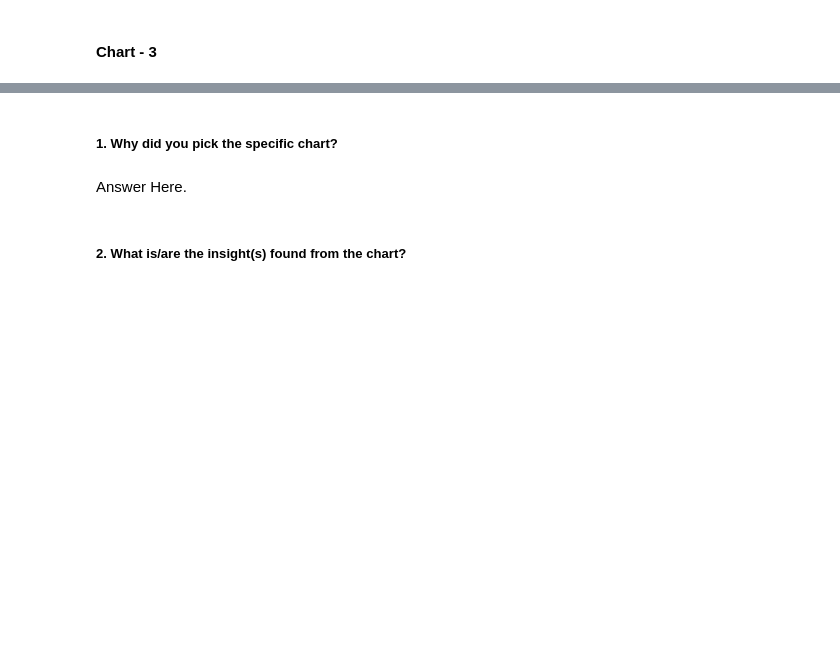
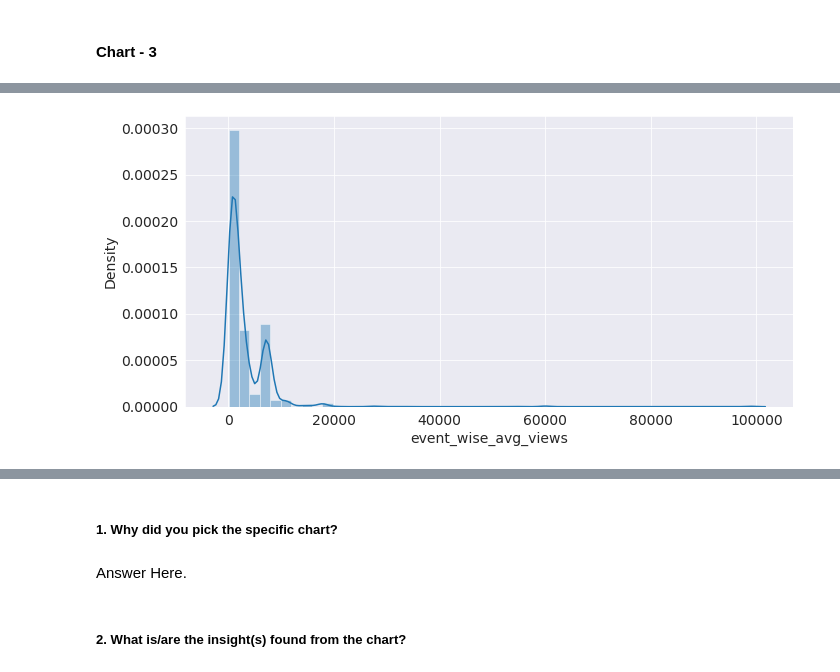
Before and after one commit to rajathAgalkote/TedTalksViewsPrediction_MLRegression, a Jupyter notebook: TED_Talks_Prediction_Regression_ML.ipynb, the cells around one changed output, grey strips where cells are left out. Drawn from its saved outputs; the diff is of its cells as text; code cells hidden in the pictures; blank space fills up the shorter version.

```diff
--- a/TED_Talks_Prediction_Regression_ML.ipynb
+++ b/TED_Talks_Prediction_Regression_ML.ipynb
@@ -535,0 +578,14 @@ Answer Here
+# %%
+# Applying Target encoding on event
+
+event=raw_data.groupby('event').agg({'daily_views' : 'mean'}).sort_values(['daily_views'],ascending=False)
+event=event.to_dict()
+event=event.values()
+event=  list(event)[0]
+raw_data['event_wise_avg_views']=raw_data['event'].map(event)
+# %%
+plt.figure(figsize=(10,5))
+sns.distplot(raw_data['event_wise_avg_views'])
+plt.show()
+# %% [output]
+[figure, added]
```
Also changed, not shown: parts of 46 cells of this notebook.
